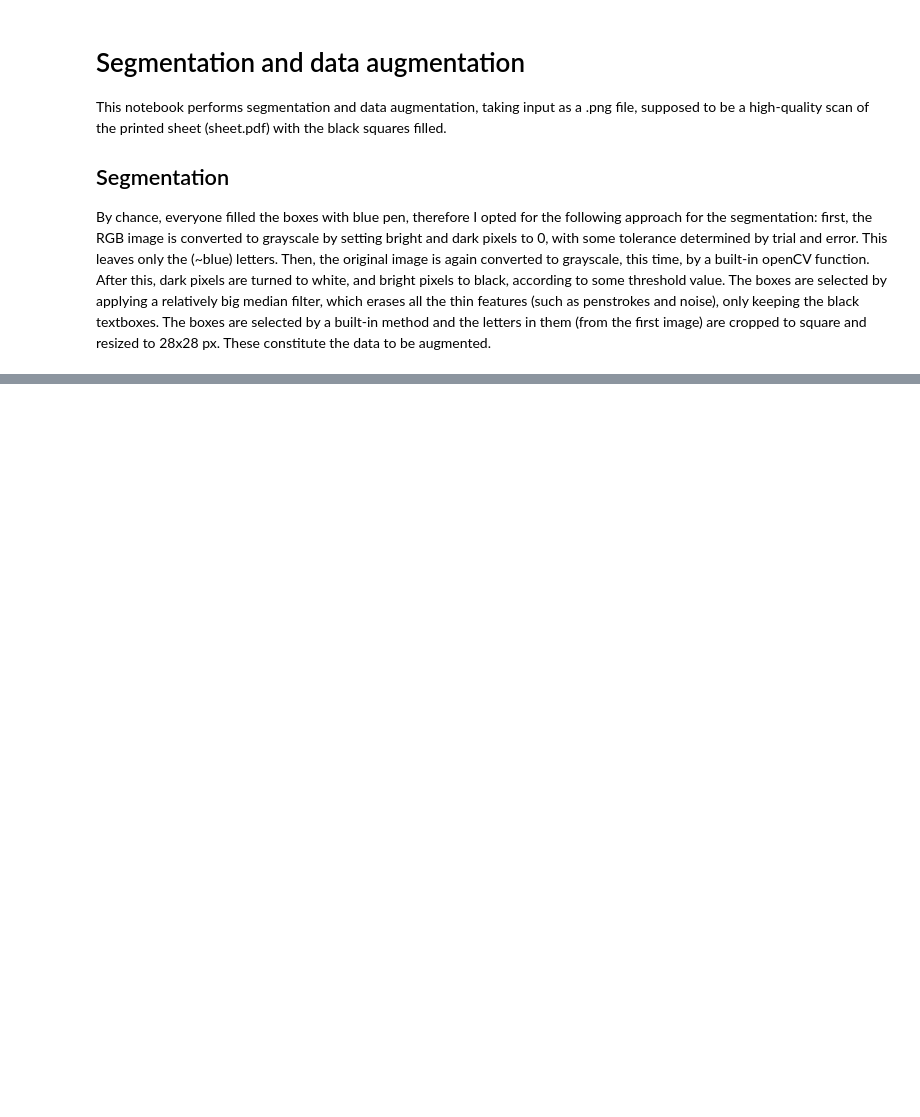
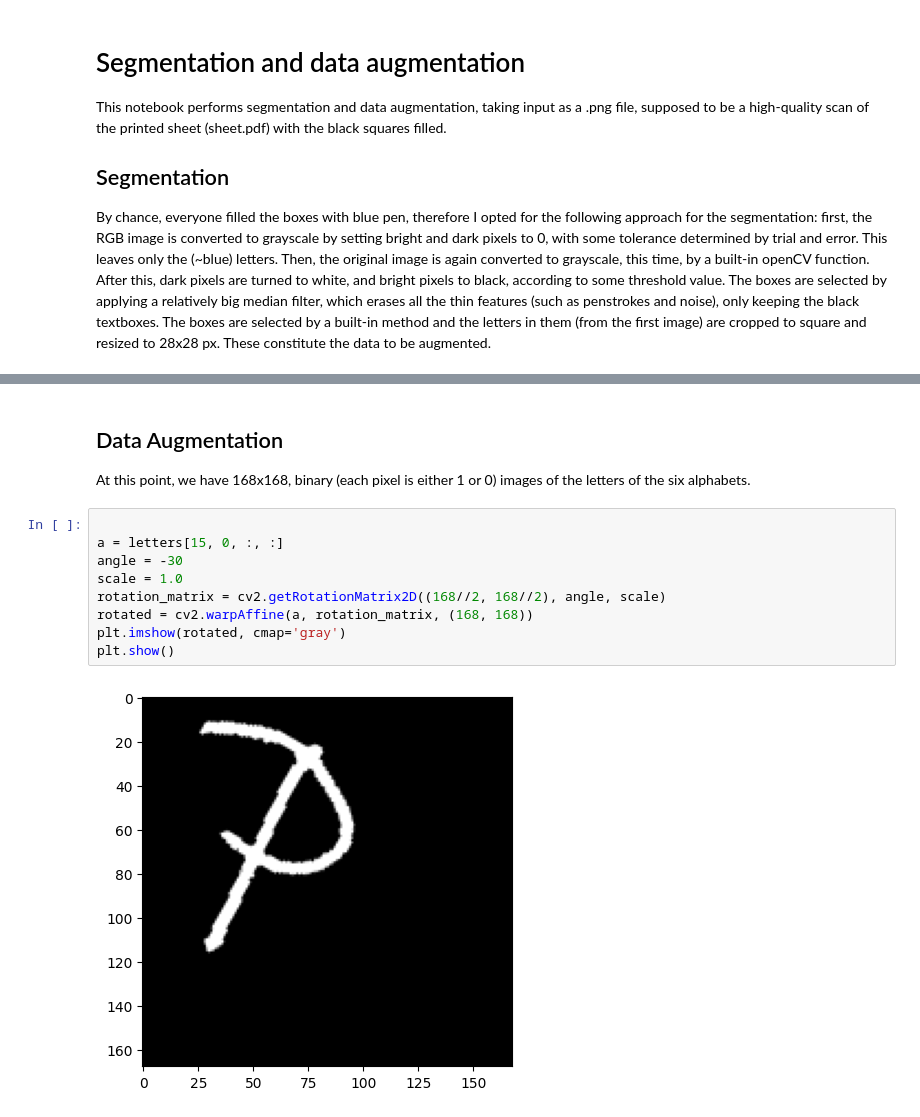
Before and after one commit to rmlan/iml, a Jupyter notebook: segmentation_and_augmentation.ipynb, the cells around one changed output, grey strips where cells are left out. Saved outputs shown, nothing was run; the diff lists cells and outputs as text; blank space fills up the shorter version.

```diff
--- a/segmentation_and_augmentation.ipynb
+++ b/segmentation_and_augmentation.ipynb
@@ -111,0 +131,14 @@ def sort_contours_by_row(contours, y_tolerance=10):
+# %% [markdown]
+## Data Augmentation
+At this point, we have 168x168, binary (each pixel is either 1 or 0) images of the letters of the six alphabets.
+# %%
+
+a = letters[15, 0, :, :]
+angle = -30
+scale = 1.0
+rotation_matrix = cv2.getRotationMatrix2D((168//2, 168//2), angle, scale)
+rotated = cv2.warpAffine(a, rotation_matrix, (168, 168))
+plt.imshow(rotated, cmap='gray')
+plt.show()
+# %% [output]
+[figure, added]
```
Also changed, not shown: parts of 6 cells of this notebook.
